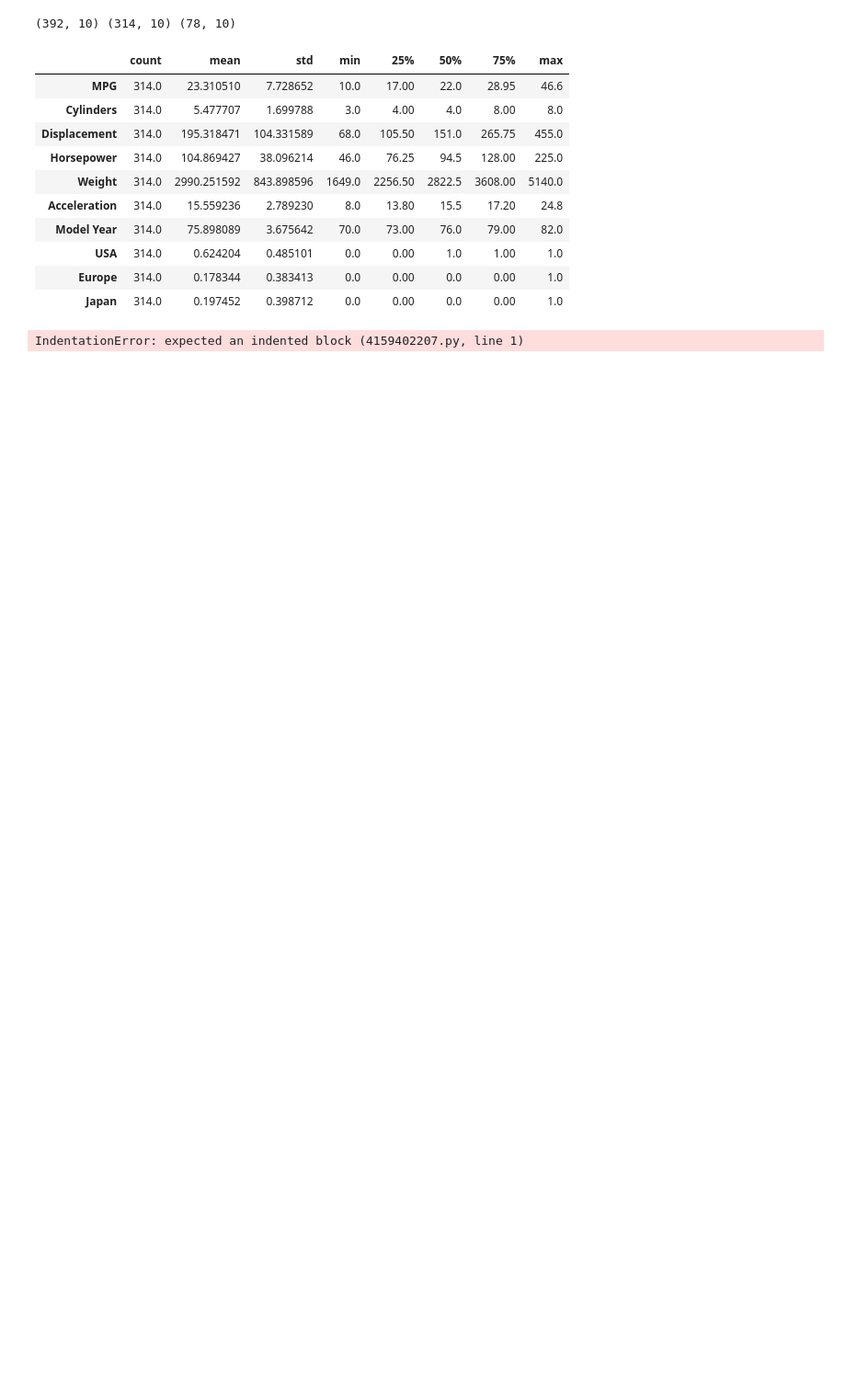
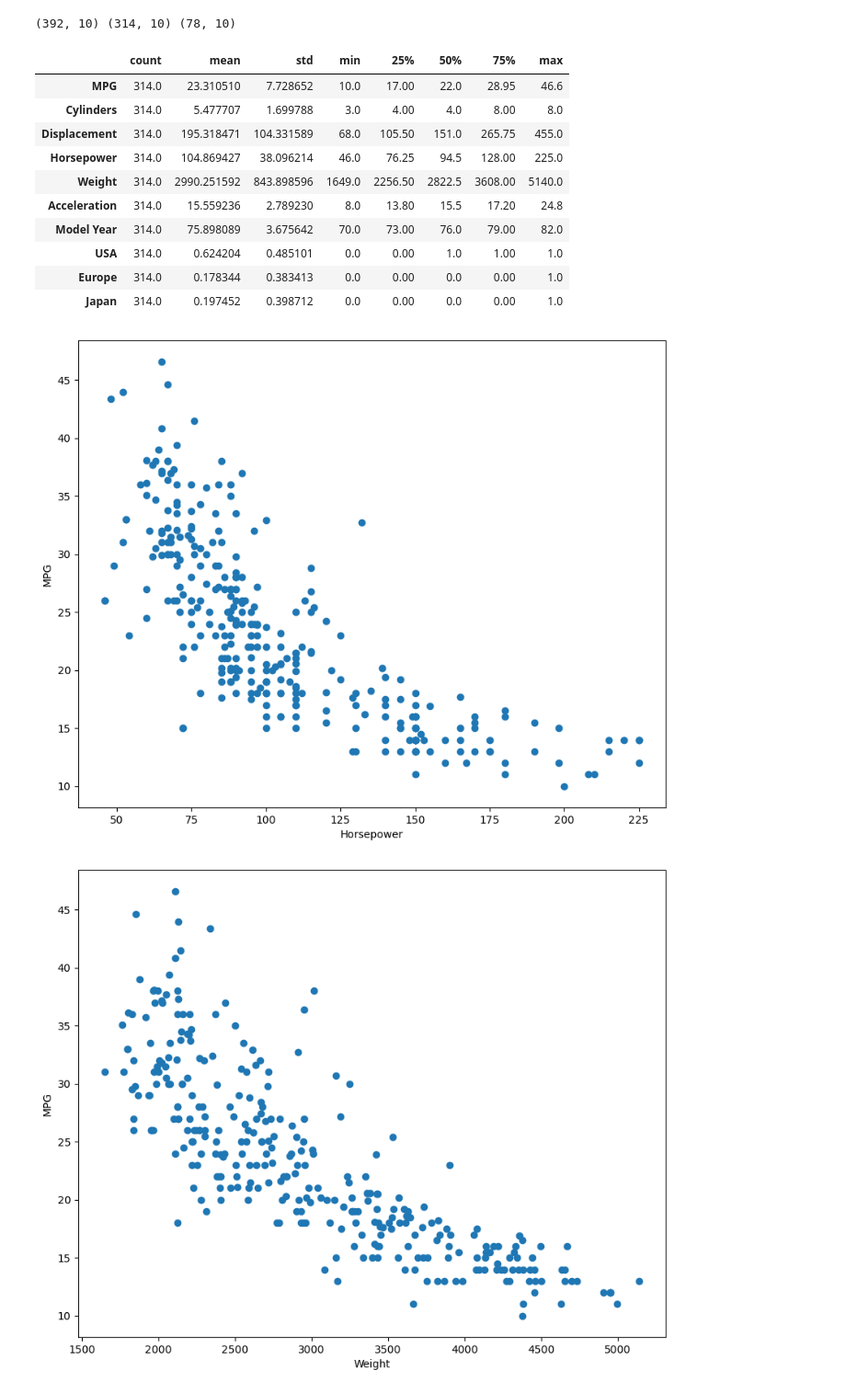
Before and after one commit to Simon371997/Data_Science, a Jupyter notebook: Tensorflow/tutorial_stuff/03_LinearRegression.ipynb, the cells around one changed output. Shown: that part at 92% size. Cells and saved outputs as stored; diff of their text form; code cells hidden in the pictures; blank space fills up the shorter version.

```diff
--- a/Tensorflow/tutorial_stuff/03_LinearRegression.ipynb
+++ b/Tensorflow/tutorial_stuff/03_LinearRegression.ipynb
@@ -79,12 +79,16 @@ train_labels = train_features.pop('MPG')
 test_labels = test_features.pop('MPG')
 # %%
 def plot(feature, x = None, y = None):
-    plt.figure(figsize=(12,8))
+    plt.figure(figsize=(10,8))
     plt.scatter(train_features[feature], train_labels, label='Data')
     if x is not None and y is not None:
         plt.plot(x, y, color='k', label='Predictions')
     plt.xlabel(feature)
     plt.ylabel('MPG')
-    plt.legend
+    plt.legend()
-# %% [output]
-IndentationError: expected an indented block (4159402207.py, line 1)
+# %%
+plot('Horsepower')
+plot('Weight')
+# %% [output]
+[figure, added]
+[figure, added]
```
Also changed, not shown: parts of 31 cells of this notebook.
